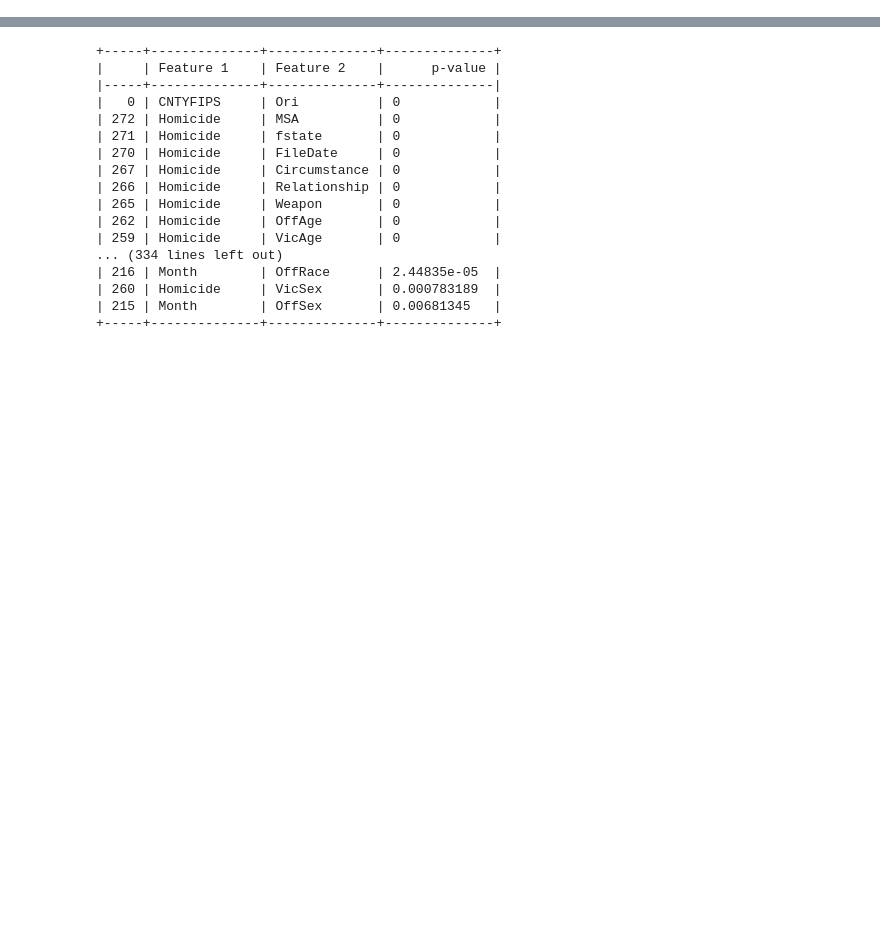
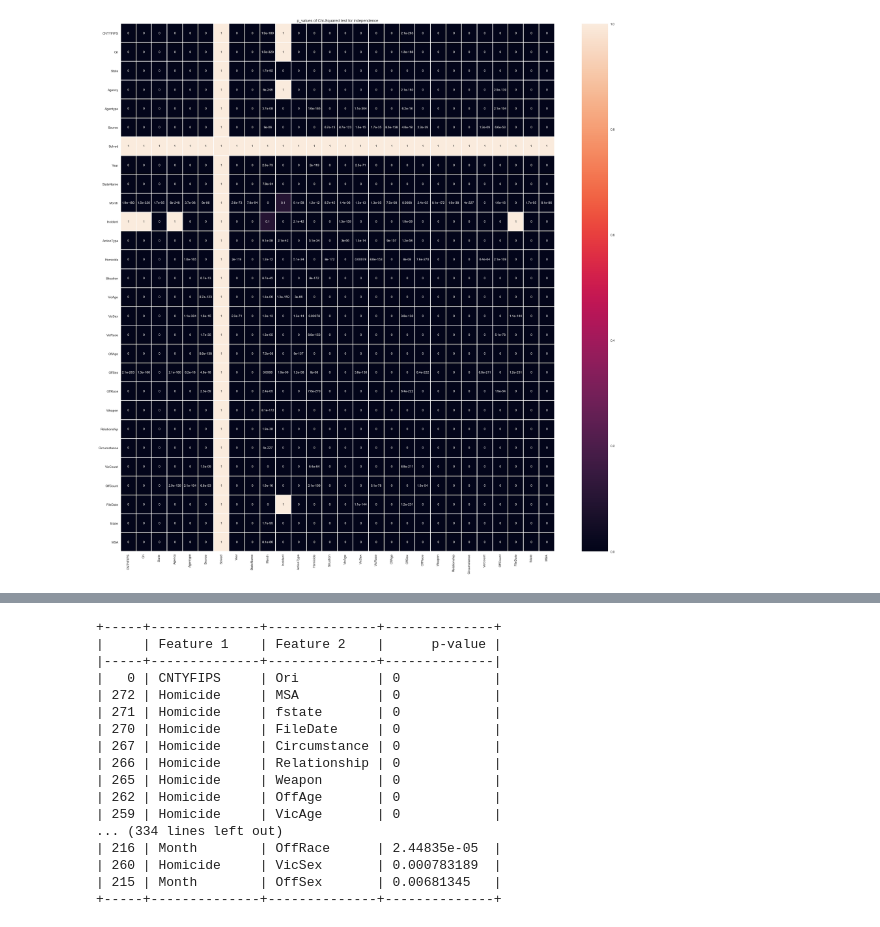
Before and after one commit to lougau92/MA1-Development-of-XAI-based-framework-to-Understand-Predict-and-Link-Homicides, a Jupyter notebook: dependency_test.ipynb, the cells around one changed output, grey strips where cells are left out. Drawn from its saved outputs; the diff is of its cells as text; code cells hidden in the pictures; blank space fills up the shorter version.

Commit message:
Changes to heatmap

```diff
--- a/dependency_test.ipynb
+++ b/dependency_test.ipynb
@@ -2,5 +2,9 @@
 import numpy as np
 import pandas as pd
 import matplotlib.pyplot as plt
+import zipfile
+import seaborn as sns
 from tabulate import tabulate
-from functions_dependency_test import find_dependent_chi
+from functions_dependency_test import find_dependent_chi, p_of_chi_squared
+from Data_transformations import feature_cleaning, values_cleaning, missing_values_removing
+plt.style.use("seaborn")
@@ -11,0 +40,13 @@ data_mod = data.drop(['ID'], axis = 1)
+# %%
+def df_heatmap_chi(data: pd.DataFrame) -> pd.DataFrame:
+    num_features = len(data.columns)
+    p_values = np.zeros(shape=(num_features, num_features))
+    for i in range(num_features):
+        for j in range(i, len(data.columns)):
+            p = p_of_chi_squared(data.iloc[:, i], data.iloc[:, j])
+            p_values[i][j] = p
+            p_values[j][i] = p
+    return pd.DataFrame(p_values, index=data.columns, columns=data.columns)
+# %%
+df_heat = df_heatmap_chi(data_mod)
+df_heat.head()
@@ -11,0 +61,7 @@ data_mod = data.drop(['ID'], axis = 1)
+# %%
+plt.figure(figsize=(30,30))
+heat_map = sns.heatmap(df_heat, linewidth = 1 , robust = True, annot = True)
+plt.title("p_values of Chi-Squared test for independence")
+plt.show()
+# %% [output]
+[figure, added]
```
Also changed, not shown: parts of 6 cells of this notebook, 1 other file.
